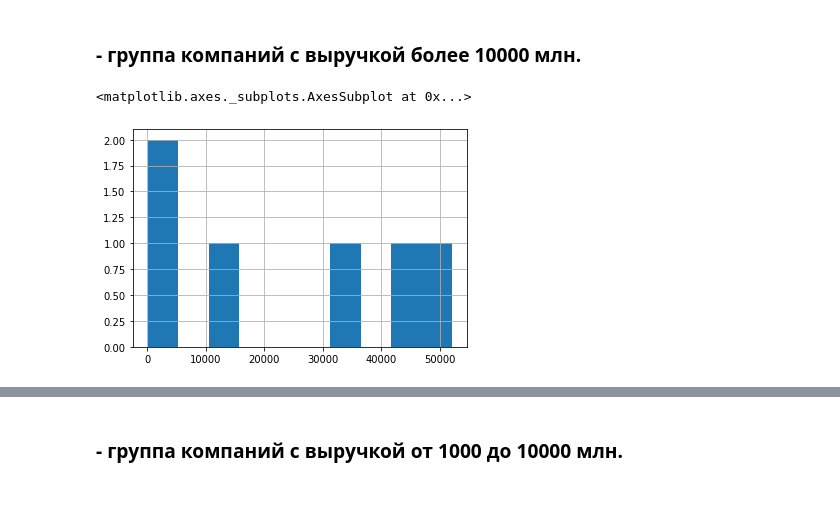
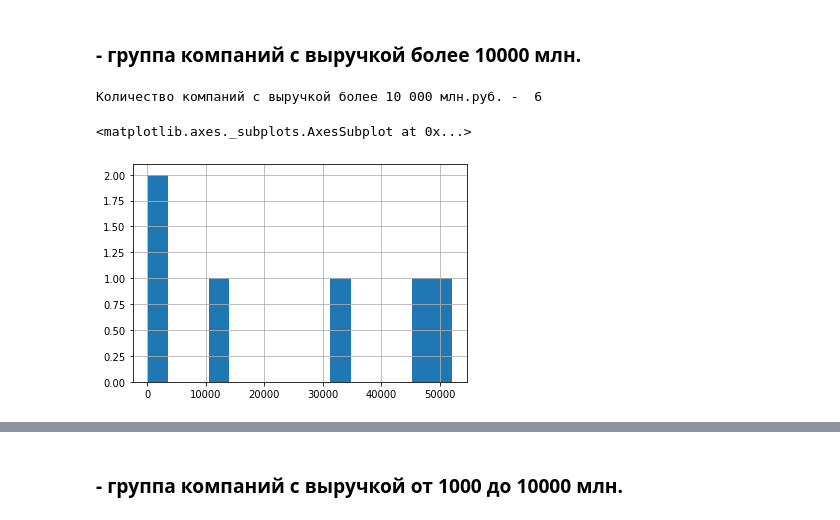
Before and after one commit to Alex478/Project_find_values, a Jupyter notebook: project_find_values.ipynb, the cells around one changed output, grey strips where cells are left out. Saved outputs shown, nothing was run; the diff lists cells and outputs as text; code cells hidden in the pictures.

```diff
--- a/project_find_values.ipynb
+++ b/project_find_values.ipynb
@@ -391,7 +391,7 @@ uploaded = files.upload()
 [interactive output not drawn]
 Saving data_find_valus.csv to data_find_valus.csv
 # %%
-data = pd.read_csv('data_find_valus.csv', index_col= 'Unnamed: 0') # определить загруженный файл в таблицу
+data = pd.read_csv('data_find_values.csv', index_col= 'Unnamed: 0') # определить загруженный файл в таблицу
 # %% [markdown]
 ### - посмотрим на данные
 # %%
@@ -582,9 +572,14 @@ for i in data_1['groups'].unique():
 [figure]
 # %% [markdown]
 ### - группа компаний с выручкой более 10000 млн.
+# %%
+data_groups_1 = data_1.query("groups == '>_10000'")
+print('Количество компаний с выручкой более 10 000 млн.руб. - ', data_groups_1.shape[0])
+# %% [output]
+Количество компаний с выручкой более 10 000 млн.руб. -  6
 # %%
-data_groups_1 = data_1.query("groups == '>_10000'")
-data_groups_1.SALE.hist() # распределение компаний в группе с выручкой более 10000 млн.руб.
+#
+data_groups_1.SALE.hist(bins= 15) # распределение компаний в группе с выручкой более 10000 млн.руб.
 # %% [output]
 <matplotlib.axes._subplots.AxesSubplot at 0x...>
-[figure, old version]
+[figure, new version]
```
Also changed, not shown: parts of 12 cells of this notebook.
